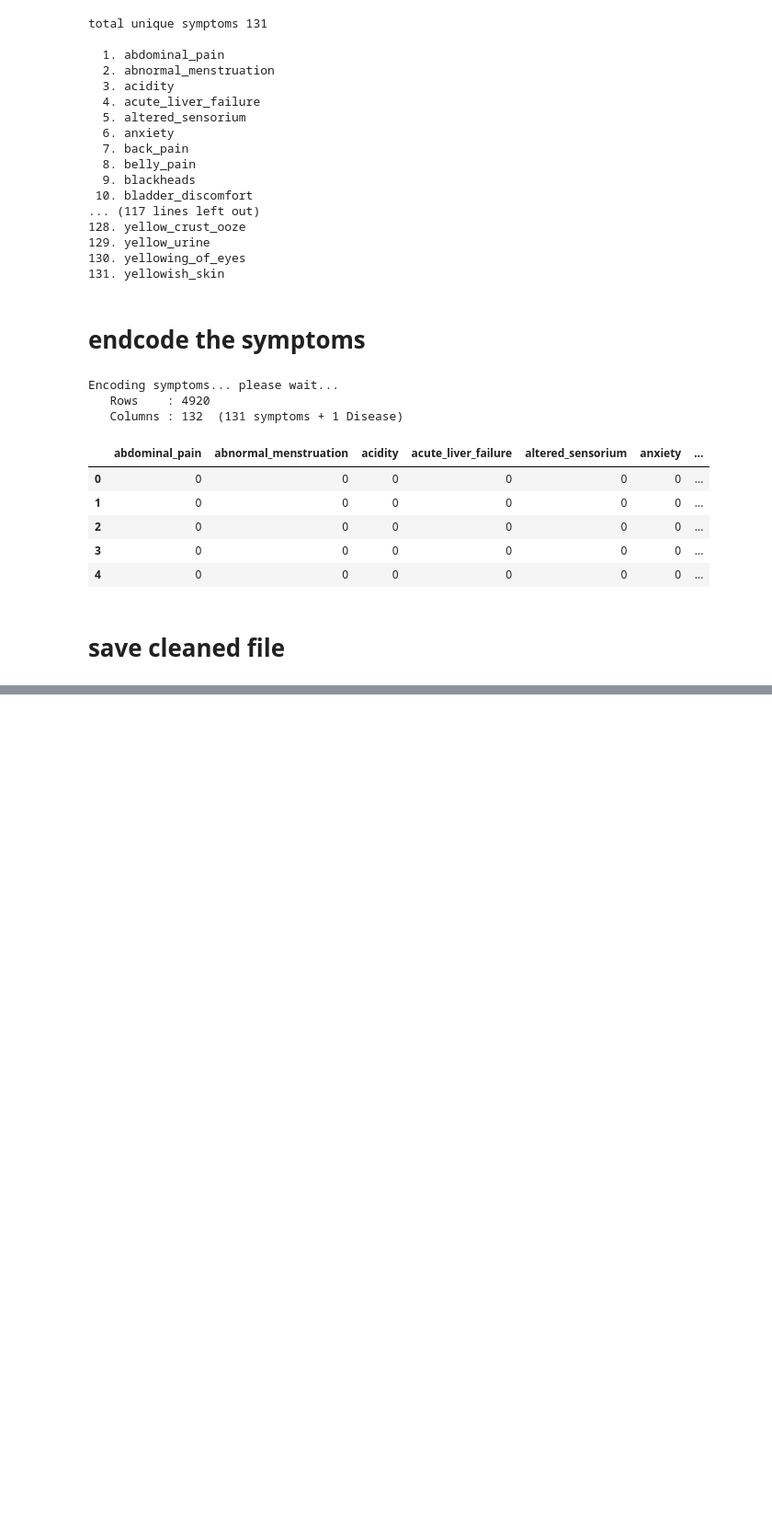
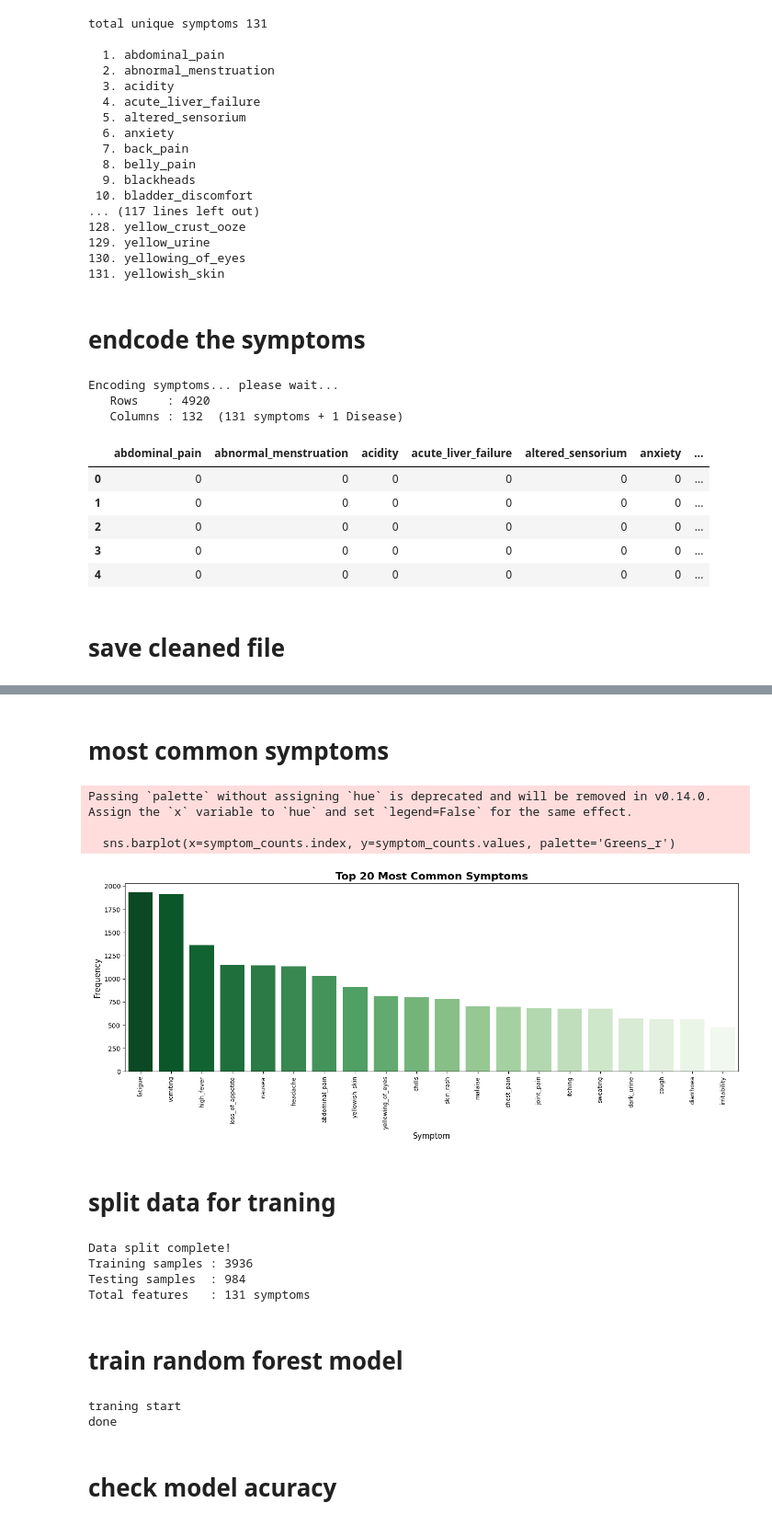
Before and after one commit to DHRUVSUTARIYA20/SymptoCare, a Jupyter notebook: Symptocare.ipynb, the cells around one changed output, grey strips where cells are left out. Shown at 92% size. Saved outputs shown, nothing was run; the diff lists cells and outputs as text; code cells hidden in the pictures; blank space fills up the shorter version.

Commit message:
model training complted

```diff
--- a/Symptocare.ipynb
+++ b/Symptocare.ipynb
@@ -189,0 +227,50 @@ encoded_df.to_csv('cleaned/cleanedSet.csv', index = False)
+# %% [markdown]
+# most common symptoms
+# %%
+symptom_counts = encoded_df[symptoms].sum().sort_values(ascending=False).head(20)
+
+plt.figure(figsize=(14, 6))
+sns.barplot(x=symptom_counts.index, y=symptom_counts.values, palette='Greens_r')
+plt.title('Top 20 Most Common Symptoms', fontsize=16, fontweight='bold')
+plt.xlabel('Symptom', fontsize=12)
+plt.ylabel('Frequency', fontsize=12)
+plt.xticks(rotation=90, fontsize=9)
+plt.tight_layout()
+plt.savefig('common_symptoms.png', dpi=150)
+plt.show()
+# %% [output]
+Passing `palette` without assigning `hue` is deprecated and will be removed in v0.14.0. Assign the `x` variable to `hue` and set `legend=False` for the same effect.
+
+  sns.barplot(x=symptom_counts.index, y=symptom_counts.values, palette='Greens_r')
+[figure, added]
+# %% [markdown]
+# split data for traning
+# %%
+X = encoded_df.drop('Disease', axis=1)
+y = encoded_df['Disease']
+
+X_train, X_test, y_train, y_test = train_test_split(
+    X, y, test_size=0.2, random_state=42
+)
+
+print('Data split complete!')
+print(f'Training samples : {X_train.shape[0]}')
+print(f'Testing samples  : {X_test.shape[0]}')
+print(f'Total features   : {X_train.shape[1]} symptoms')
+# %% [output]
+Data split complete!
+Training samples : 3936
+Testing samples  : 984
+Total features   : 131 symptoms
+# %% [markdown]
+# train random forest model
+# %%
+print('traning start')
+model = RandomForestClassifier(n_estimators=100, random_state=42)
+model.fit(X_train, y_train)
+print('done')
+# %% [output]
+traning start
+done
+# %% [markdown]
+# check model acuracy
```
Also changed, not shown: parts of 10 cells of this notebook, 5 other files.
